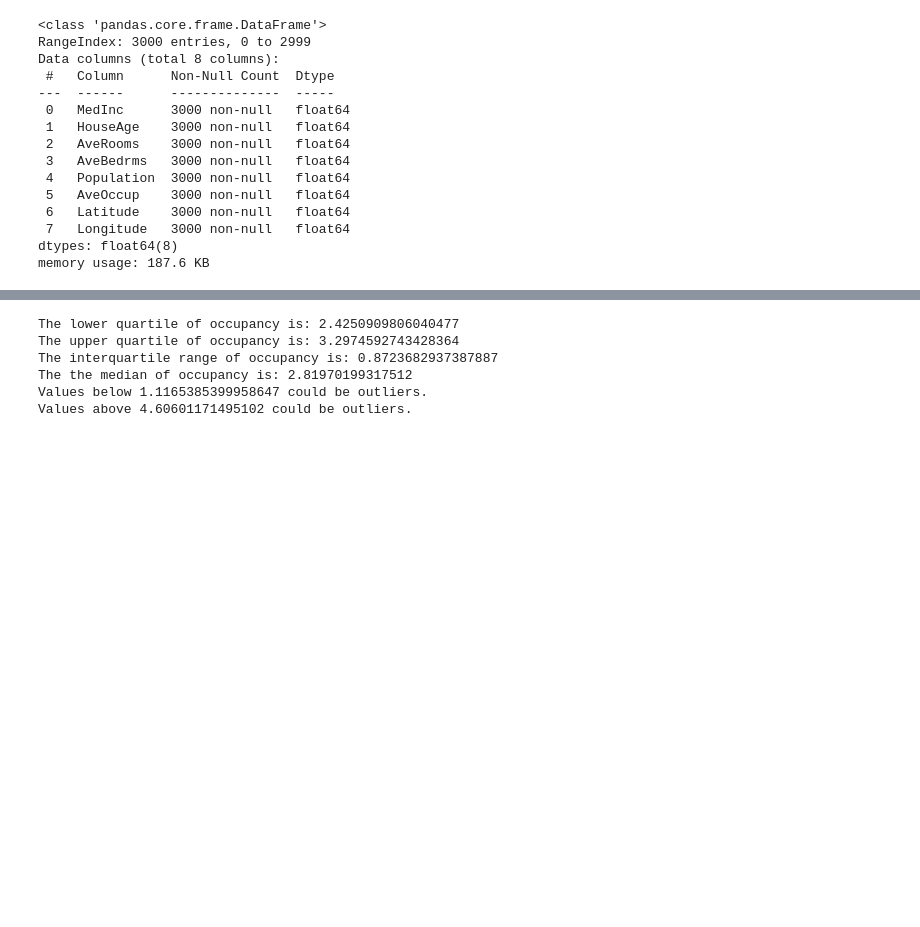
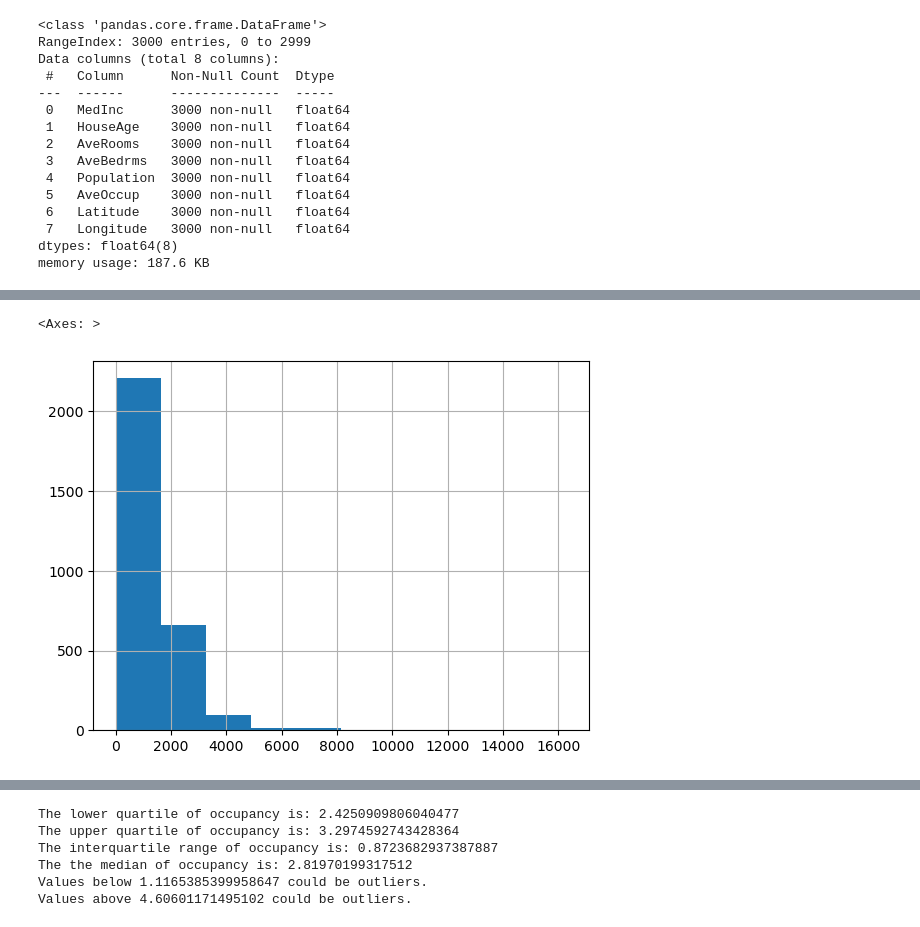
Before and after one commit to DylanSui799/UCBBootCampWork, a Jupyter notebook: 01-Sessions/05-Data-Visualization/3/Activities/03-Stu_Summary_Stats_Python/Solved/summary_stats_solution.ipynb, the cells around one changed output, grey strips where cells are left out. Drawn from its saved outputs; the diff is of its cells as text; code cells hidden in the pictures; blank space fills up the shorter version.

```diff
--- a/01-Sessions/05-Data-Visualization/3/Activities/03-Stu_Summary_Stats_Python/Solved/summary_stats_solution.ipynb
+++ b/01-Sessions/05-Data-Visualization/3/Activities/03-Stu_Summary_Stats_Python/Solved/summary_stats_solution.ipynb
@@ -48,5 +48,10 @@ print(california_data['Population'].mode())
 1152.5
 0    1128.0
 Name: Population, dtype: float64
+# %%
+california_data['Population'].hist()
+# %% [output]
+<Axes: >
+[figure, added]
 # %%
 # Determine if the house age in California is normally distributed using a small and large sample size.
```
Also changed, not shown: parts of 3 cells of this notebook, 8 other files.
